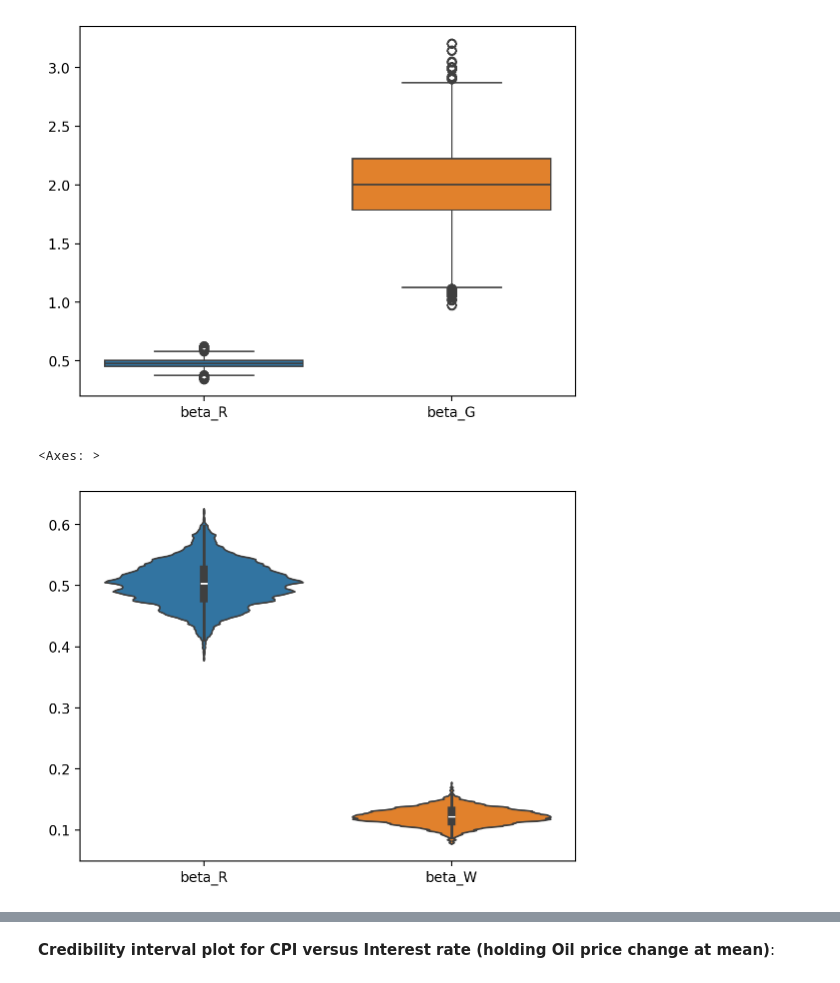
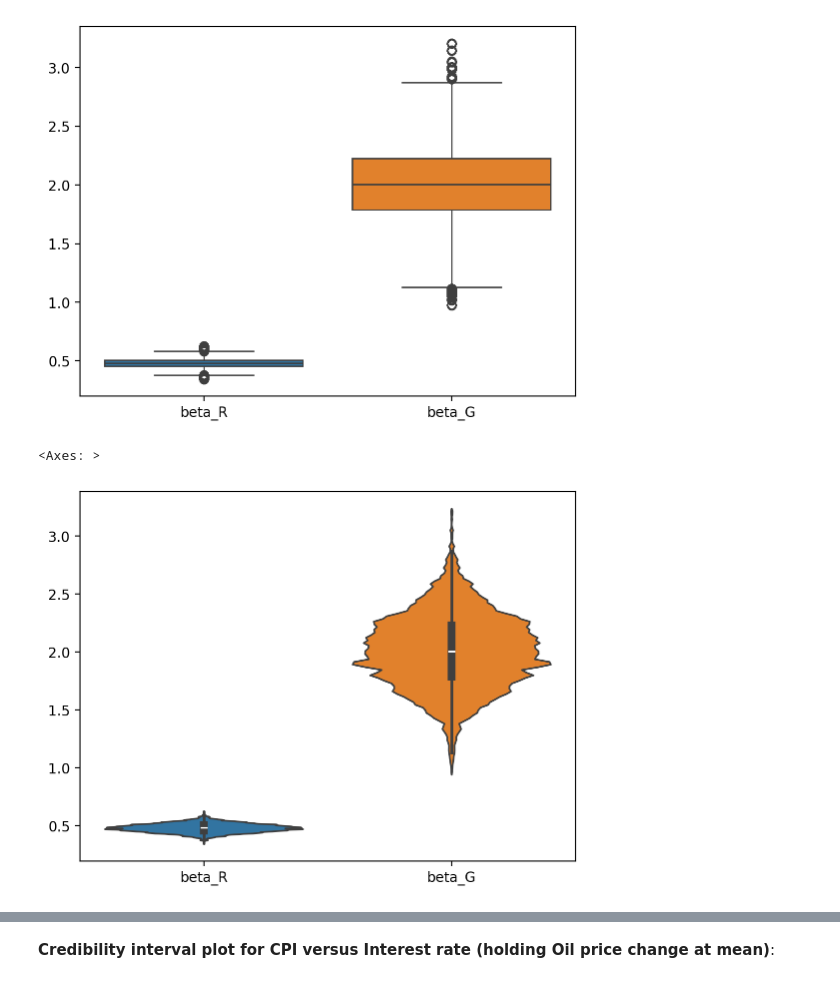
Before and after one commit to AndreiAf02/Math509Project_Public, a Jupyter notebook: 509ProjectV2.ipynb, the cells around one changed output, grey strips where cells are left out. Saved outputs shown, nothing was run; the diff lists cells and outputs as text; code cells hidden in the pictures.

```diff
--- a/509ProjectV2.ipynb
+++ b/509ProjectV2.ipynb
@@ -253,7 +253,7 @@ sns.boxplot(data=model_project1_mcmc_samples[['beta_R', 'beta_G']])
 <Axes: >
 [figure]
 # %%
-sns.violinplot(data=model_project1_mcmc_samples[['beta_R', 'beta_W']])
+sns.violinplot(data=model_project1_mcmc_samples[['beta_R', 'beta_G']])
 # %% [output]
 <Axes: >
-[figure, old version]
+[figure, new version]
```
Also changed, not shown: parts of 15 cells of this notebook.
